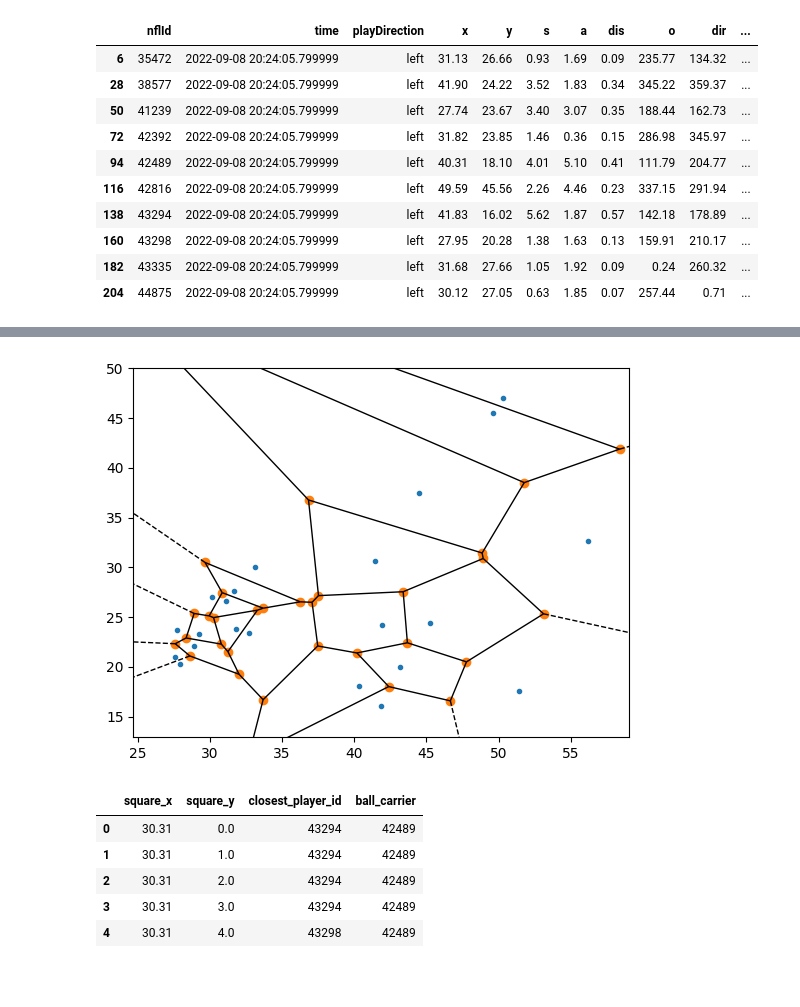
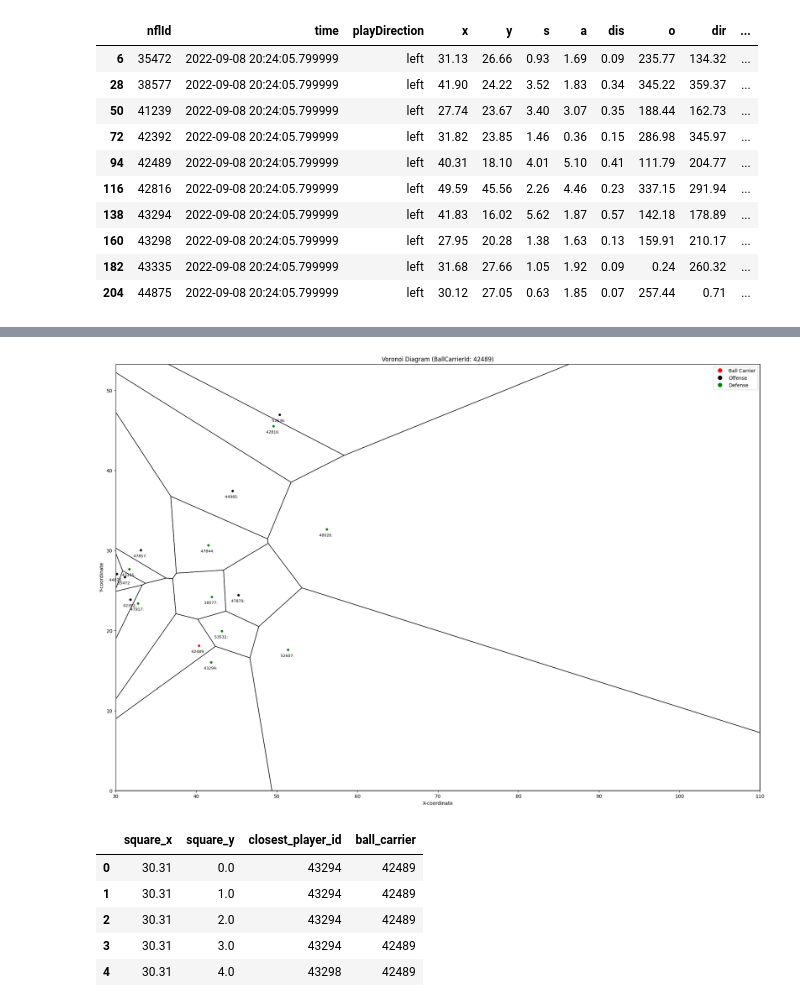
Before and after one commit to arham-habib/nfl-big-data-bowl-2024, a Jupyter notebook: nfl_big_data_bowl.ipynb, the cells around one changed output, grey strips where cells are left out. Saved outputs shown, nothing was run; the diff lists cells and outputs as text; code cells hidden in the pictures; blank space fills up the shorter version.

Commit message:
updates to voronoi vis
changed the visualiziation based on stuff discussed in call
still need to merge ballCarrier w/ offensive blockers and weight based on relative value of areas

```diff
--- a/nfl_big_data_bowl.ipynb
+++ b/nfl_big_data_bowl.ipynb
@@ -799,13 +890,7 @@ set(events)
-# %%
-# voronoi tesselation
-points = np.column_stack([test_frame['x'].to_numpy(), test_frame['y'].to_numpy()])
-vor = Voronoi(points)
-fig = voronoi_plot_2d(vor)
-plt.show()
-# %% [output]
-[figure, removed]
 # %%
-areas = calculate_voronoi_areas(test_frame, x_min=30, x_max=110, y_min=0, y_max=53.3)
+areas = calculate_voronoi_areas(test_frame, x_min=30, x_max=110, y_min=0, y_max=53.3, plot_graph=True)
+# %% [output]
+[figure, added]
 # %%
 x_min = max(test_frame[test_frame.nflId==test_frame.ballCarrierId.iloc[0]].x.iloc[0] - 10, 10)
 squares = assign_squares_to_players(test_frame, x_min=x_min, x_step=1, y_step=1)
```
Also changed, not shown: parts of 24 cells of this notebook, 7 other files.
